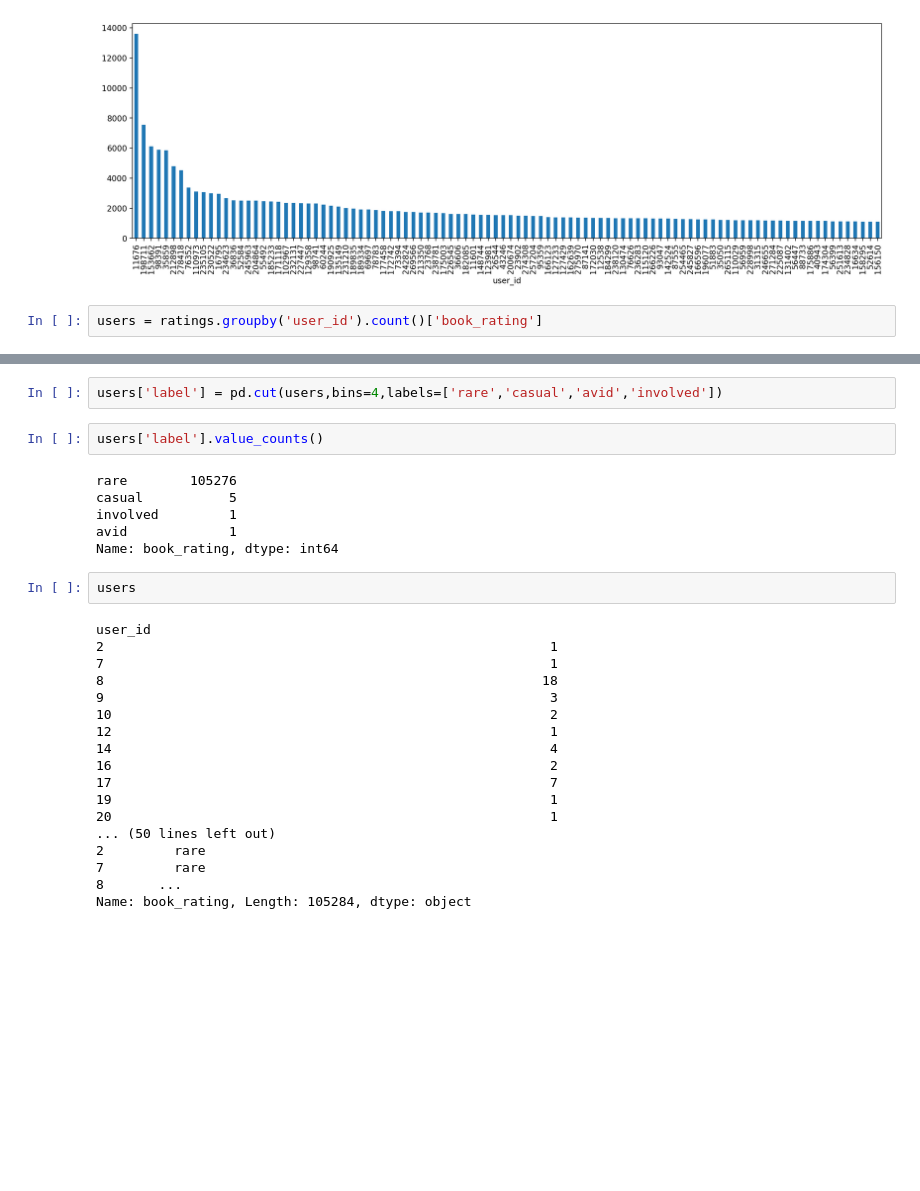
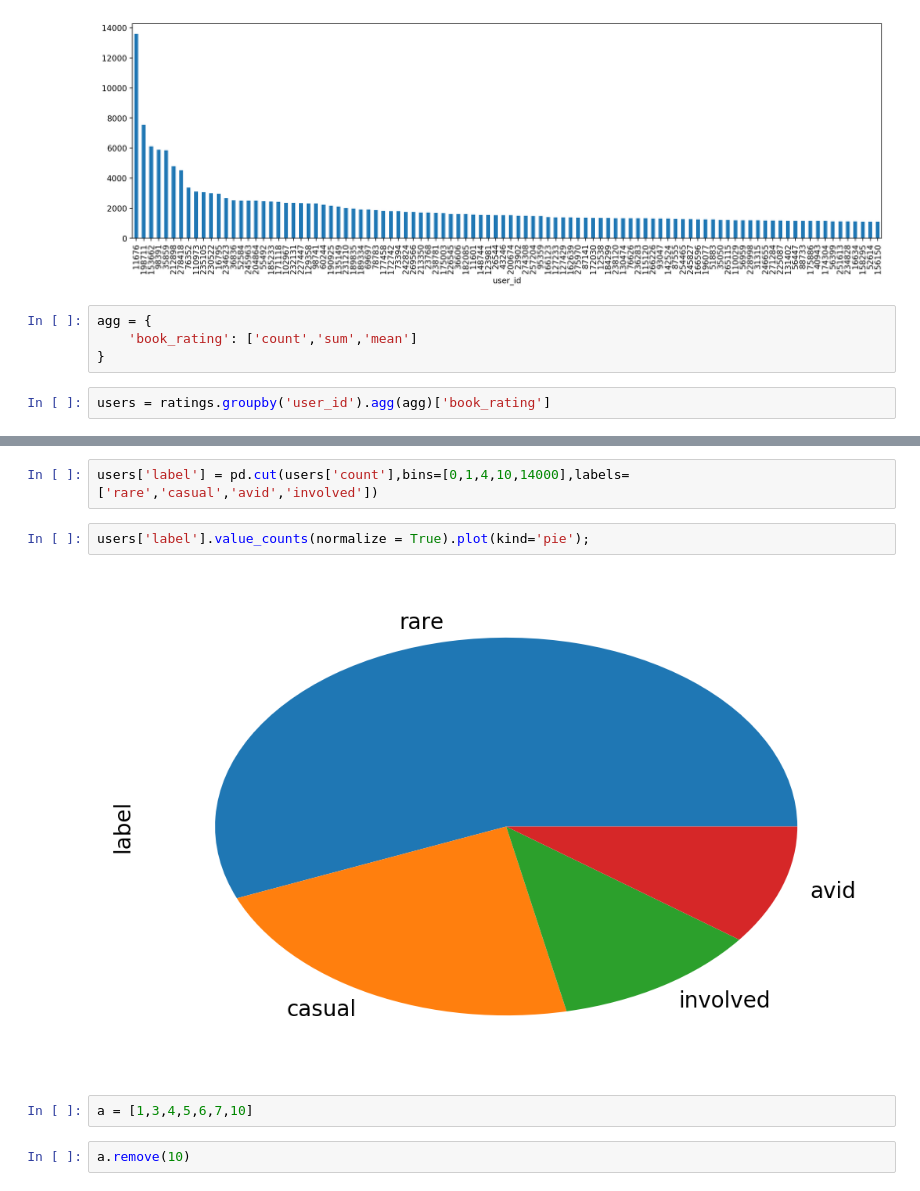
Before and after one commit to tjdharamsi/E4571-Personalisation-Theory-Project, a Jupyter notebook: analysis/exploratory-data-analysis.ipynb, the cells around one changed output, grey strips where cells are left out. Saved outputs shown, nothing was run; the diff lists cells and outputs as text; blank space fills up the shorter version.

```diff
--- a/analysis/exploratory-data-analysis.ipynb
+++ b/analysis/exploratory-data-analysis.ipynb
@@ -72,5 +72,9 @@ ratings = pd.read_csv('clean-data/ratings.csv')
 ratings.groupby('user_id').count()['book_rating'].sort_values(ascending=False).head(100).plot(kind='bar');
 # %% [output]
 [figure]
+# %%
+agg = {
+    'book_rating': ['count','sum','mean']
+}
 # %%
-users = ratings.groupby('user_id').count()['book_rating']
+users = ratings.groupby('user_id').agg(agg)['book_rating']
@@ -77,30 +93,10 @@ users = ratings.groupby('user_id').count()['book_rating']
 # %%
-users['label'] = pd.cut(users,bins=4,labels=['rare','casual','avid','involved'])
+users['label'] = pd.cut(users['count'],bins=[0,1,4,10,14000],labels=['rare','casual','avid','involved'])
 # %%
-users['label'].value_counts()
+users['label'].value_counts(normalize = True).plot(kind='pie');
 # %% [output]
-rare        105276
-casual           5
-involved         1
-avid             1
-Name: book_rating, dtype: int64
+[figure, added]
-# %%
-users
-# %% [output]
-user_id
-2                                                         1
-7                                                         1
-8                                                        18
-9                                                         3
-10                                                        2
-12                                                        1
-14                                                        4
-16                                                        2
-17                                                        7
-19                                                        1
-20                                                        1
-... (50 lines left out)
-2         rare
-7         rare
-8       ...
-Name: book_rating, Length: 105284, dtype: object
+# %%
+a = [1,3,4,5,6,7,10]
+# %%
+a.remove(10)
```
Also changed, not shown: parts of 2 cells of this notebook.
